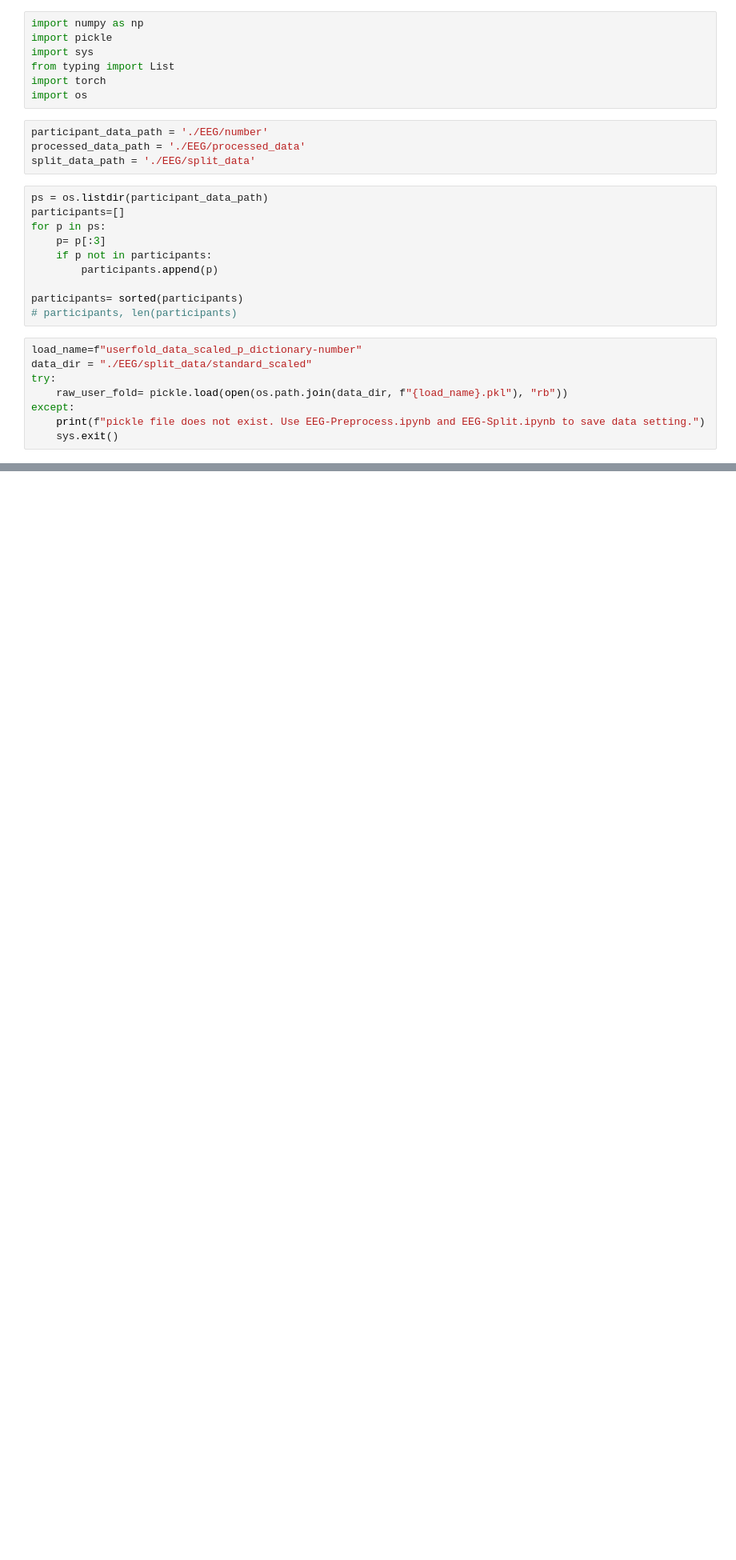
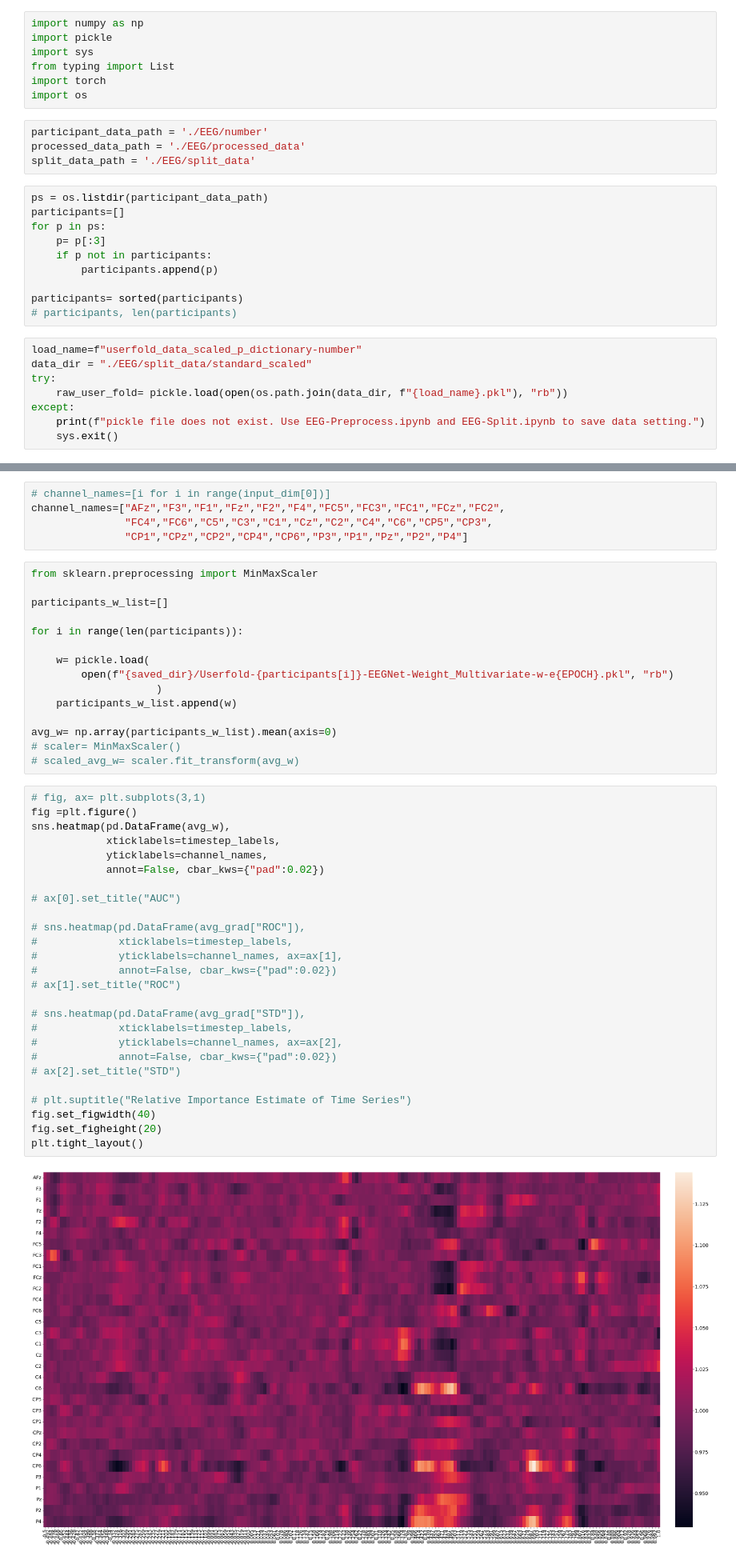
Before and after one commit to thehcclab/pairwise-importance-estimate-extension-with-time-series-adaptation, a Jupyter notebook: EEG-ModelTraining-Weight.ipynb, the cells around one changed output, grey strips where cells are left out. Shown at 80% size. Saved outputs shown, nothing was run; the diff lists cells and outputs as text; blank space fills up the shorter version.

```diff
--- a/EEG-ModelTraining-Weight.ipynb
+++ b/EEG-ModelTraining-Weight.ipynb
@@ -225,0 +268,48 @@ S20         0.850340         0.333333
+# %%
+# channel_names=[i for i in range(input_dim[0])]
+channel_names=["AFz","F3","F1","Fz","F2","F4","FC5","FC3","FC1","FCz","FC2",
+               "FC4","FC6","C5","C3","C1","Cz","C2","C4","C6","CP5","CP3",
+               "CP1","CPz","CP2","CP4","CP6","P3","P1","Pz","P2","P4"]
+# %%
+from sklearn.preprocessing import MinMaxScaler
+
+participants_w_list=[]
+
+for i in range(len(participants)):
+
+    w= pickle.load(
+        open(f"{saved_dir}/Userfold-{participants[i]}-EEGNet-Weight_Multivariate-w-e{EPOCH}.pkl", "rb")
+                    )
+    participants_w_list.append(w)
+
+avg_w= np.array(participants_w_list).mean(axis=0)
+# scaler= MinMaxScaler()
+# scaled_avg_w= scaler.fit_transform(avg_w)
+# %%
+# fig, ax= plt.subplots(3,1)
+fig =plt.figure()
+sns.heatmap(pd.DataFrame(avg_w),
+            xticklabels=timestep_labels,
+            yticklabels=channel_names,
+            annot=False, cbar_kws={"pad":0.02})
+
+# ax[0].set_title("AUC")
+
+# sns.heatmap(pd.DataFrame(avg_grad["ROC"]),
+#             xticklabels=timestep_labels,
+#             yticklabels=channel_names, ax=ax[1],
+#             annot=False, cbar_kws={"pad":0.02})
+# ax[1].set_title("ROC")
+
+# sns.heatmap(pd.DataFrame(avg_grad["STD"]),
+#             xticklabels=timestep_labels,
+#             yticklabels=channel_names, ax=ax[2],
+#             annot=False, cbar_kws={"pad":0.02})
+# ax[2].set_title("STD")
+
+# plt.suptitle("Relative Importance Estimate of Time Series")
+fig.set_figwidth(40)
+fig.set_figheight(20)
+plt.tight_layout()
+# %% [output]
+[figure, added]
```
Also changed, not shown: parts of 5 cells of this notebook, 4 other files.
